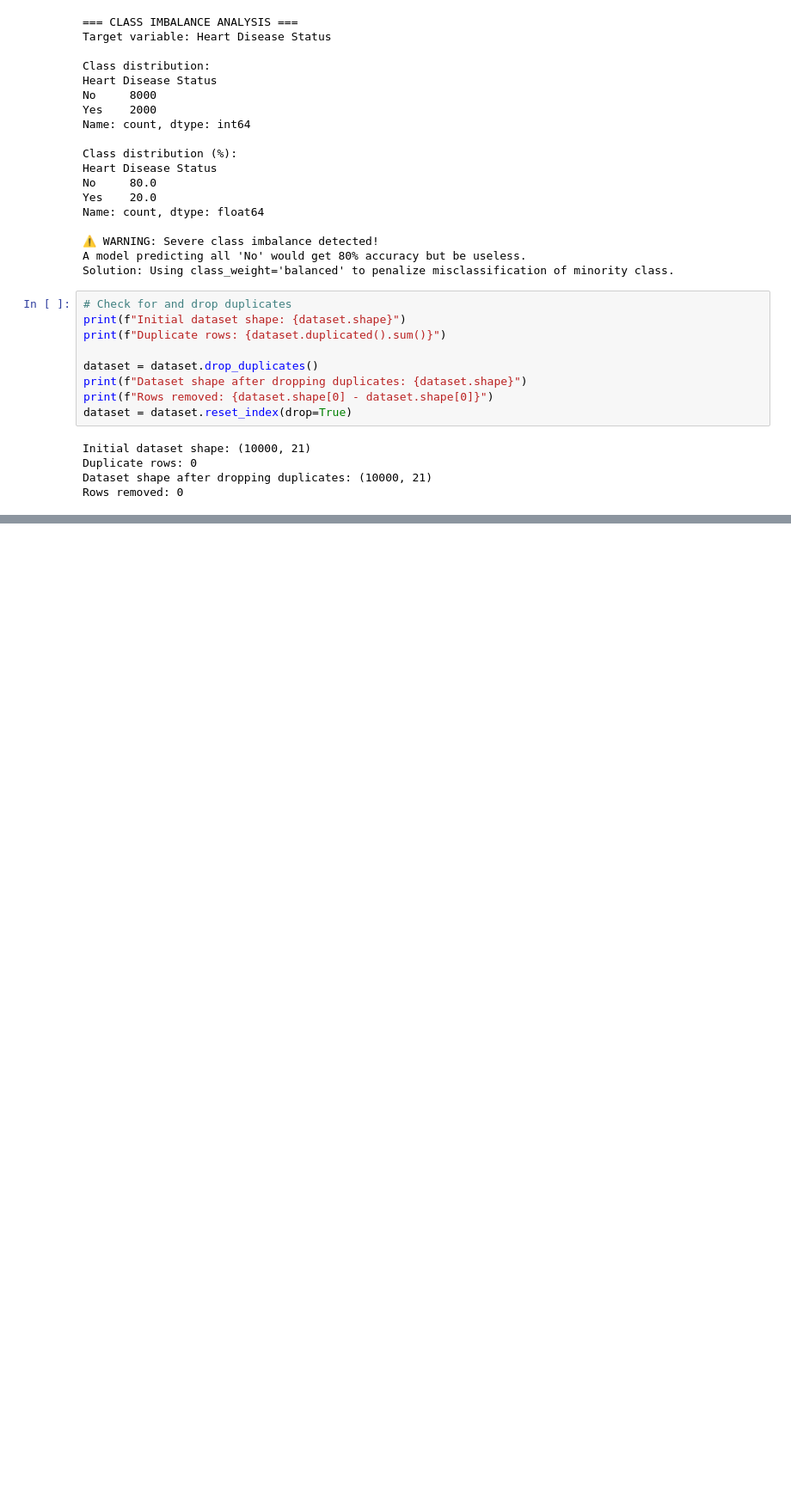
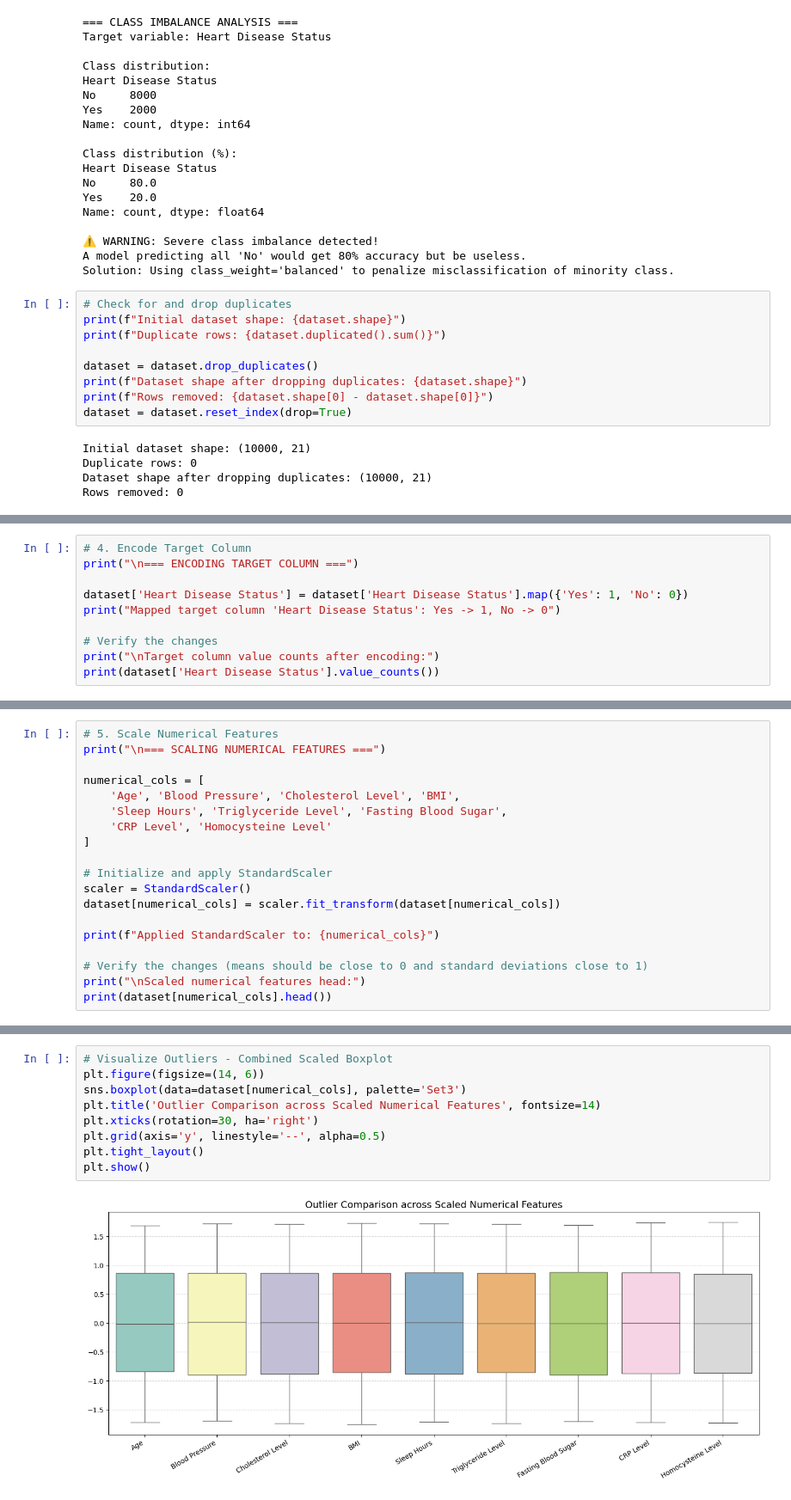
Before and after one commit to NehalKashif/Heart-Disease-Detector, a Jupyter notebook: dataset.ipynb, the cells around one changed output, grey strips where cells are left out. Shown at 86% size. Cells and saved outputs as stored; diff of their text form; blank space fills up the shorter version.

Commit message:
Data Preprocessing done

```diff
--- a/dataset.ipynb
+++ b/dataset.ipynb
@@ -147,0 +196,10 @@ print("Data cleaning complete!")
+# %%
+# 4. Encode Target Column
+print("\n=== ENCODING TARGET COLUMN ===")
+
+dataset['Heart Disease Status'] = dataset['Heart Disease Status'].map({'Yes': 1, 'No': 0})
+print("Mapped target column 'Heart Disease Status': Yes -> 1, No -> 0")
+
+# Verify the changes
+print("\nTarget column value counts after encoding:")
+print(dataset['Heart Disease Status'].value_counts())
@@ -147,0 +215,19 @@ print("Data cleaning complete!")
+# %%
+# 5. Scale Numerical Features
+print("\n=== SCALING NUMERICAL FEATURES ===")
+
+numerical_cols = [
+    'Age', 'Blood Pressure', 'Cholesterol Level', 'BMI',
+    'Sleep Hours', 'Triglyceride Level', 'Fasting Blood Sugar',
+    'CRP Level', 'Homocysteine Level'
+]
+
+# Initialize and apply StandardScaler
+scaler = StandardScaler()
+dataset[numerical_cols] = scaler.fit_transform(dataset[numerical_cols])
+
+print(f"Applied StandardScaler to: {numerical_cols}")
+
+# Verify the changes (means should be close to 0 and standard deviations close to 1)
+print("\nScaled numerical features head:")
+print(dataset[numerical_cols].head())
@@ -147,0 +262,11 @@ print("Data cleaning complete!")
+# %%
+# Visualize Outliers - Combined Scaled Boxplot
+plt.figure(figsize=(14, 6))
+sns.boxplot(data=dataset[numerical_cols], palette='Set3')
+plt.title('Outlier Comparison across Scaled Numerical Features', fontsize=14)
+plt.xticks(rotation=30, ha='right')
+plt.grid(axis='y', linestyle='--', alpha=0.5)
+plt.tight_layout()
+plt.show()
+# %% [output]
+[figure, added]
```
Also changed, not shown: parts of 7 cells of this notebook.
